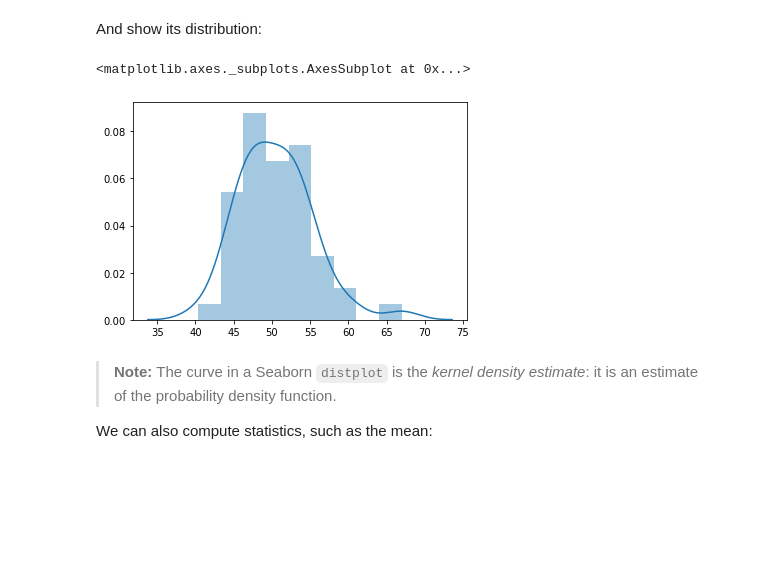
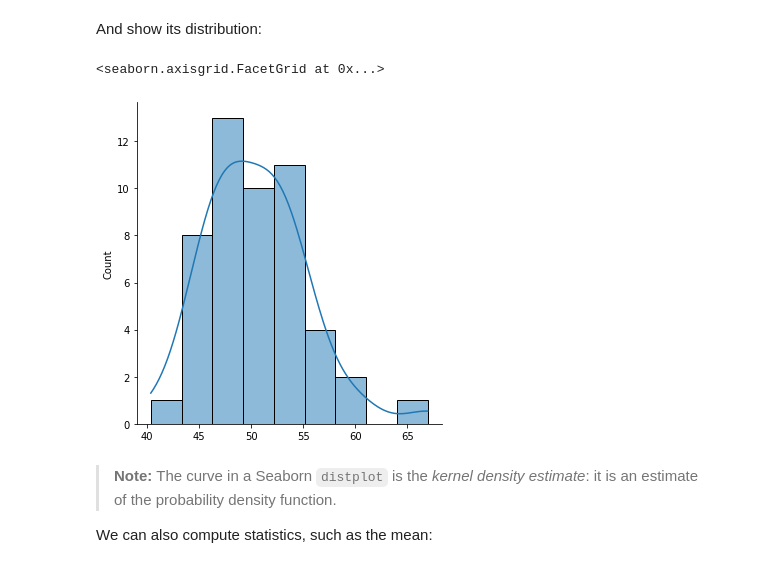
Before and after one commit to mdekstrand/cs533-web, a Jupyter notebook: resources/tutorials/SamplingDists.ipynb, the cells around one changed output. Saved outputs shown, nothing was run; the diff lists cells and outputs as text; code cells hidden in the pictures; blank space fills up the shorter version.

Commit message:
sample dist fix

```diff
--- a/resources/tutorials/SamplingDists.ipynb
+++ b/resources/tutorials/SamplingDists.ipynb
@@ -47,10 +47,10 @@ sample = dist.rvs(size=50, random_state=rng)
 # %% [markdown]
 And show its distribution:
 # %%
-sns.distplot(sample)
+sns.displot(sample, kde=True)
 # %% [output]
-<matplotlib.axes._subplots.AxesSubplot at 0x...>
+<seaborn.axisgrid.FacetGrid at 0x...>
-[figure, old version]
+[figure, new version]
 # %% [markdown]
 > **Note:** The curve in a Seaborn `distplot` is the *kernel density estimate*: it is an estimate of the probability density function.
 
```
Also changed, not shown: parts of 2 cells of this notebook, 3 other files.
